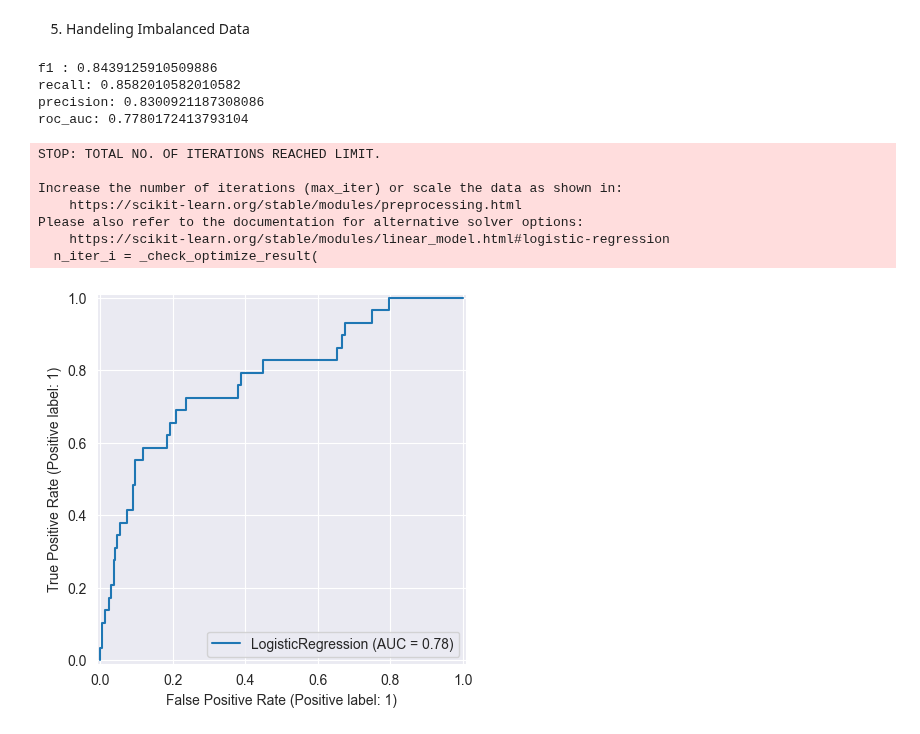
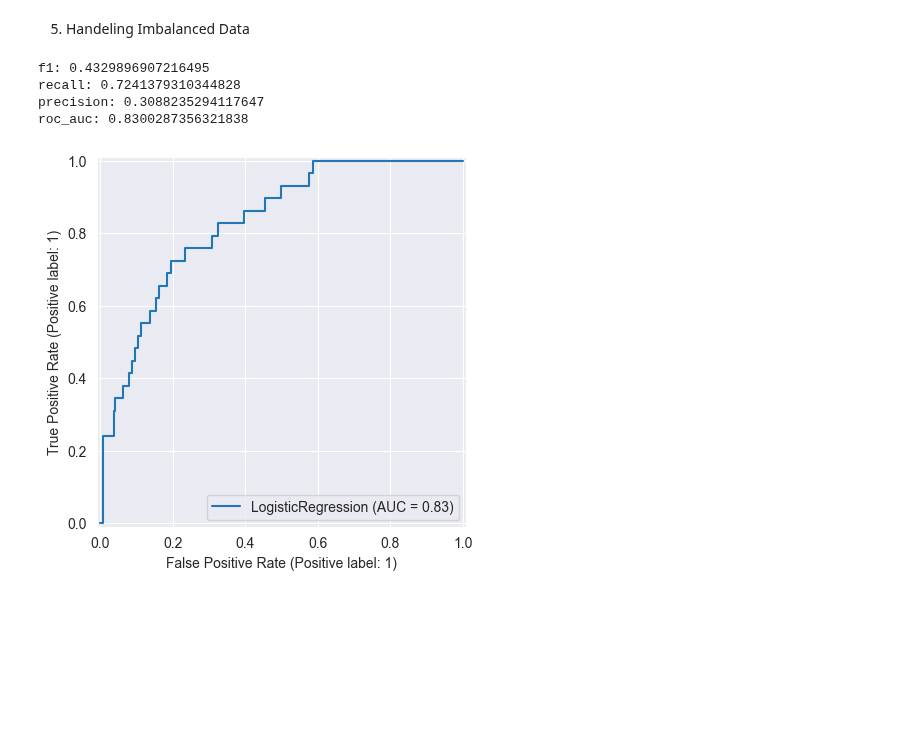
Before and after one commit to MohammadMahdiRazavi/Machine-Learning-Course, a Jupyter notebook: Assignment4/Employee Attrition.ipynb, the cells around one changed output. Cells and saved outputs as stored; diff of their text form; code cells hidden in the pictures; blank space fills up the shorter version.

```diff
--- a/Assignment4/Employee Attrition.ipynb
+++ b/Assignment4/Employee Attrition.ipynb
@@ -138,0 +205,21 @@ roc_auc: 0.8181034482758621
+# %%
+knn = KNeighborsClassifier(n_neighbors=5)
+knn.fit(x_resampled, y_resampled)
+y_pred = knn.predict(X_test)
+
+print('K-Nearest Neighbors')
+print(f'f1: {f1_score(y_test, y_pred)}')
+print(f'recall: {recall_score(y_test, y_pred)}')
+print(f'precision: {precision_score(y_test, y_pred)}')
+print(f'ruc_auc: {roc_auc_score(y_test, knn.predict_proba(X_test)[:, 1])}')
+
+
+RocCurveDisplay.from_estimator(knn, X_test, y_test)
+plt.show()
+
+
+cm = confusion_matrix(y_test, y_pred)
+sns.heatmap(cm, annot=True, fmt='d', cmap='Blues')
+plt.xlabel('Predicted')
+plt.ylabel('Actual')
+plt.show()
@@ -139,30 +234,20 @@ roc_auc: 0.8181034482758621
 # %% [markdown]
 5. Handeling Imbalanced Data
 # %%
-smote = SMOTE(random_state=42)
-x_resampled, y_resampled = smote.fit_resample(X_train, y_train)
-
 model_smote =  LogisticRegression(max_iter=1000)
 model_smote.fit(x_resampled, y_resampled)
-smote_pred = model_smote.predict(x_resampled)
+smote_pred = model_smote.predict(X_test)
 
-print(f'f1 : {f1_score(y_resampled, smote_pred)}')
-print(f'recall: {recall_score(y_resampled, smote_pred)}')
-print(f'precision: {precision_score(y_resampled, smote_pred)}')
+print(f'f1: {f1_score(y_test, smote_pred)}')
+print(f'recall: {recall_score(y_test, smote_pred)}')
+print(f'precision: {precision_score(y_test, smote_pred)}')
 print(f'roc_auc: {roc_auc_score(y_test, model_smote.predict_proba(X_test)[:, 1])}')
 
 RocCurveDisplay.from_estimator(model_smote, X_test, y_test)
 plt.show()
 # %% [output]
-f1 : 0.8439125910509886
-recall: 0.8582010582010582
-precision: 0.8300921187308086
-roc_auc: 0.7780172413793104
+f1: 0.4329896907216495
+recall: 0.7241379310344828
+precision: 0.3088235294117647
+roc_auc: 0.8300287356321838
-STOP: TOTAL NO. OF ITERATIONS REACHED LIMIT.
-
-Increase the number of iterations (max_iter) or scale the data as shown in:
-    https://scikit-learn.org/stable/modules/preprocessing.html
-Please also refer to the documentation for alternative solver options:
-    https://scikit-learn.org/stable/modules/linear_model.html#logistic-regression
-  n_iter_i = _check_optimize_result(
-[figure, old version]
+[figure, new version]
```
Also changed, not shown: parts of 14 cells of this notebook.
